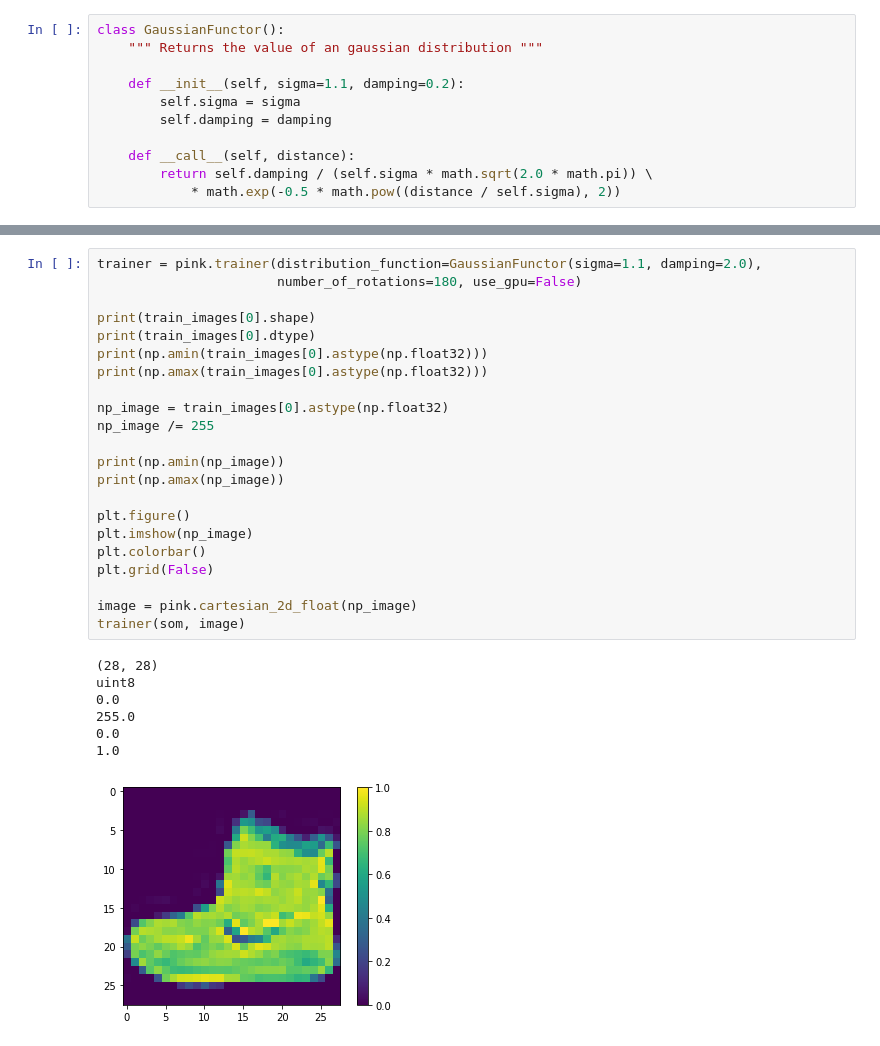
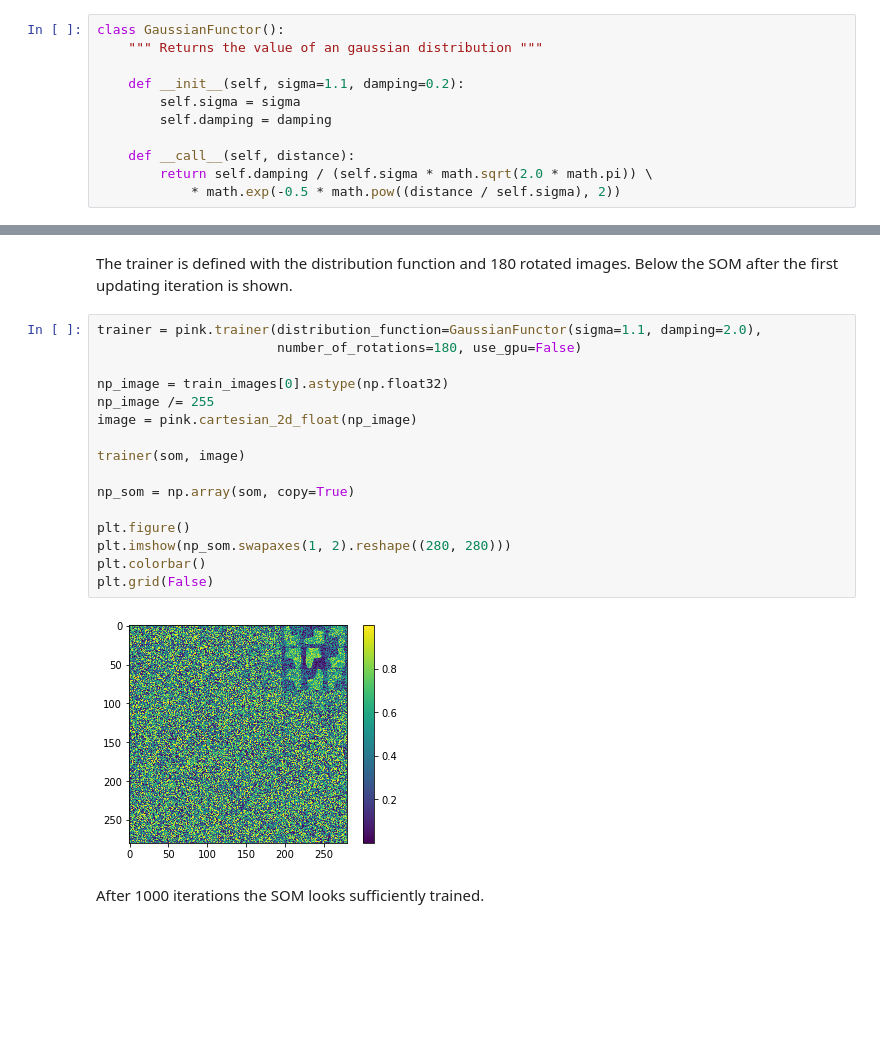
Before and after one commit to HITS-AIN/PINK, a Jupyter notebook: tools/notebooks/train.ipynb, the cells around one changed output, grey strips where cells are left out. Cells and saved outputs as stored; diff of their text form; blank space fills up the shorter version.

Commit message:
update jupyter-pink tutorial notebook for SOM training

```diff
--- a/tools/notebooks/train.ipynb
+++ b/tools/notebooks/train.ipynb
@@ -66,31 +68,23 @@ plt.grid(False)
+# %% [markdown]
+The trainer is defined with the distribution function and 180 rotated images. Below the SOM after the first updating iteration is shown.
 # %%
 trainer = pink.trainer(distribution_function=GaussianFunctor(sigma=1.1, damping=2.0),
                        number_of_rotations=180, use_gpu=False)
 
-print(train_images[0].shape)
-print(train_images[0].dtype)
-print(np.amin(train_images[0].astype(np.float32)))
-print(np.amax(train_images[0].astype(np.float32)))
-
 np_image = train_images[0].astype(np.float32)
 np_image /= 255
+image = pink.cartesian_2d_float(np_image)
 
-print(np.amin(np_image))
-print(np.amax(np_image))
+trainer(som, image)
+
+np_som = np.array(som, copy=True)
 
 plt.figure()
-plt.imshow(np_image)
+plt.imshow(np_som.swapaxes(1, 2).reshape((280, 280)))
 plt.colorbar()
 plt.grid(False)
-
-image = pink.cartesian_2d_float(np_image)
-trainer(som, image)
 # %% [output]
-(28, 28)
-uint8
-0.0
-255.0
-0.0
-1.0
-[figure, old version]
+[figure, new version]
+# %% [markdown]
+After 1000 iterations the SOM looks sufficiently trained.
 # %%
```
Also changed, not shown: parts of 14 cells of this notebook.
